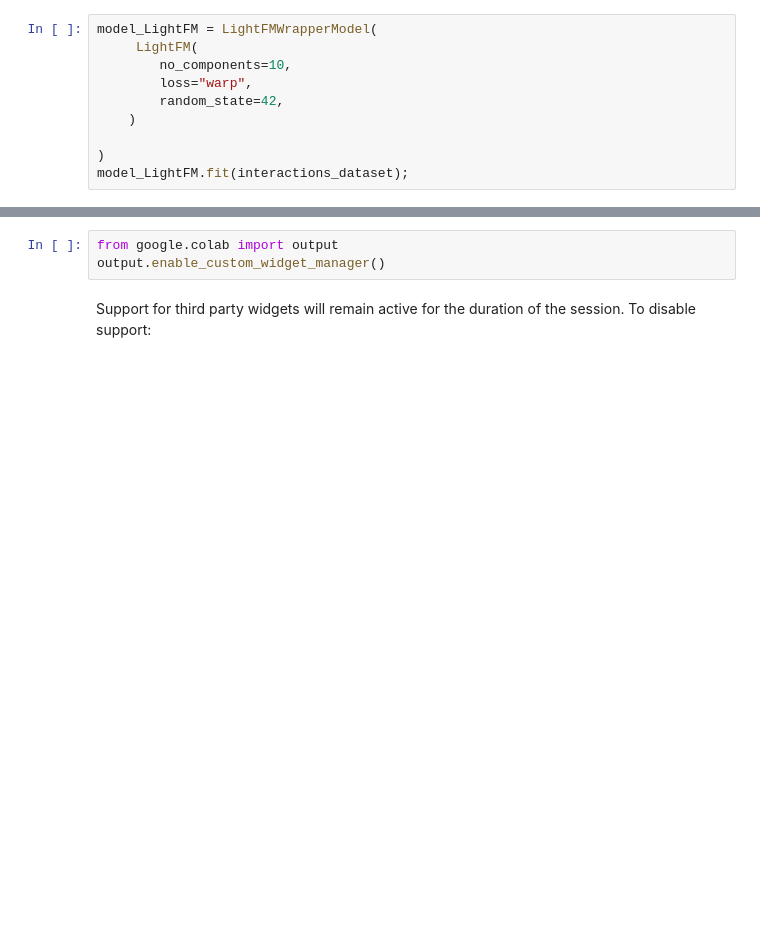
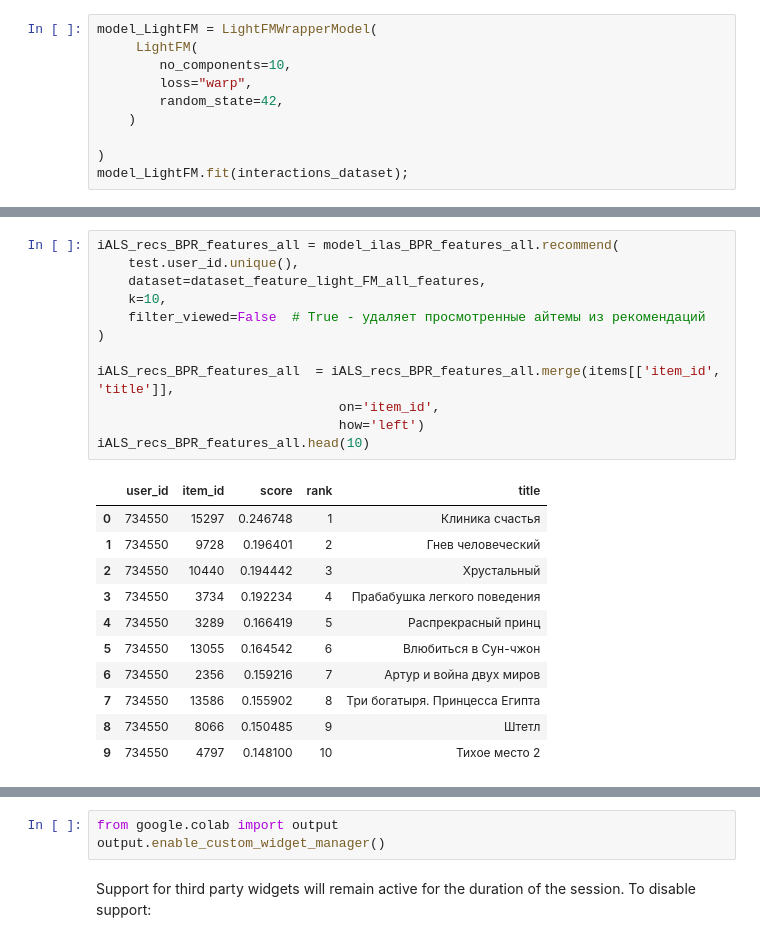
Before and after one commit to budennovsk/AuthorBooksComments, a Jupyter notebook: kion_dataset_v3.ipynb, the cells around one changed output, grey strips where cells are left out. Drawn from its saved outputs; the diff is of its cells as text; blank space fills up the shorter version.

```diff
--- a/kion_dataset_v3.ipynb
+++ b/kion_dataset_v3.ipynb
@@ -523,3 +744,27 @@ LightFM_recs.head(10)
+# %%
+iALS_recs_BPR_features_all = model_ilas_BPR_features_all.recommend(
+    test.user_id.unique(),
+    dataset=dataset_feature_light_FM_all_features,
+    k=10,
+    filter_viewed=False  # True - удаляет просмотренные айтемы из рекомендаций
+)
+
+iALS_recs_BPR_features_all  = iALS_recs_BPR_features_all.merge(items[['item_id', 'title']],
+                               on='item_id',
+                               how='left')
+iALS_recs_BPR_features_all.head(10)
+# %% [output]
+|  | user_id | item_id | score | rank | title |
+| 0 | 734550 | 15297 | 0.246748 | 1 | Клиника счастья |
+| 1 | 734550 | 9728 | 0.196401 | 2 | Гнев человеческий |
+| 2 | 734550 | 10440 | 0.194442 | 3 | Хрустальный |
+| 3 | 734550 | 3734 | 0.192234 | 4 | Прабабушка легкого поведения |
+| 4 | 734550 | 3289 | 0.166419 | 5 | Распрекрасный принц |
+| 5 | 734550 | 13055 | 0.164542 | 6 | Влюбиться в Сун-чжон |
+| 6 | 734550 | 2356 | 0.159216 | 7 | Артур и война двух миров |
+| 7 | 734550 | 13586 | 0.155902 | 8 | Три богатыря. Принцесса Египта |
+| 8 | 734550 | 8066 | 0.150485 | 9 | Штетл |
+| 9 | 734550 | 4797 | 0.148100 | 10 | Тихое место 2 |
 # %%
 from rectools.metrics import (calc_metrics, MeanInvUserFreq,
                               AvgRecPopularity, MAP, NDCG, CoveredUsers,HitRate,
```
Also changed, not shown: parts of 38 cells of this notebook.
